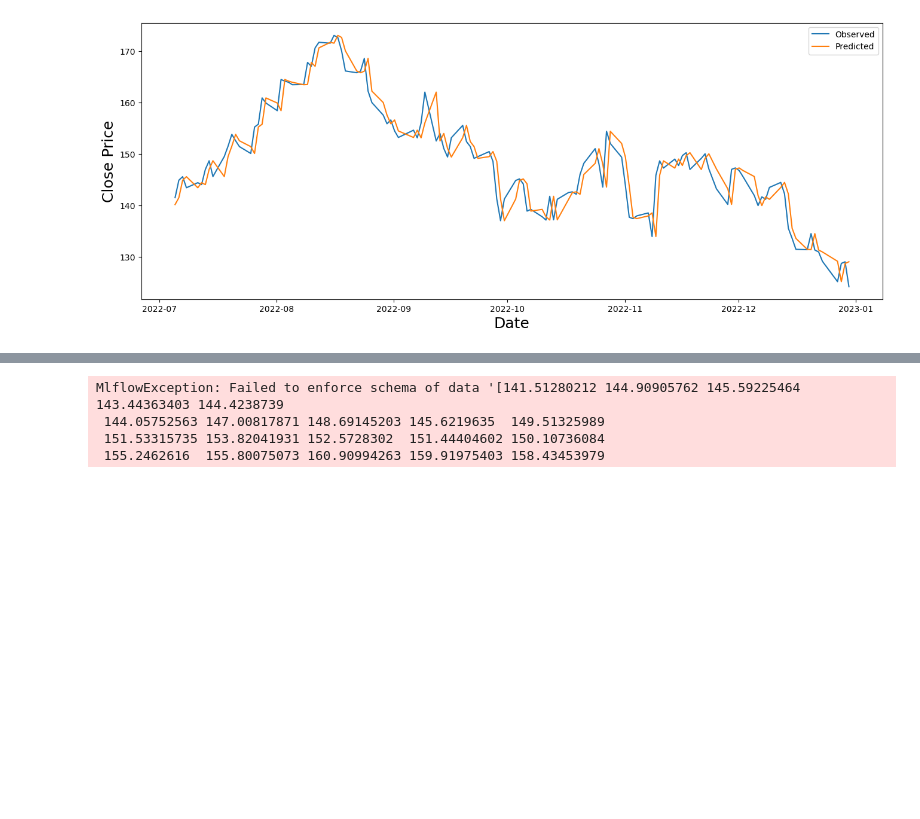
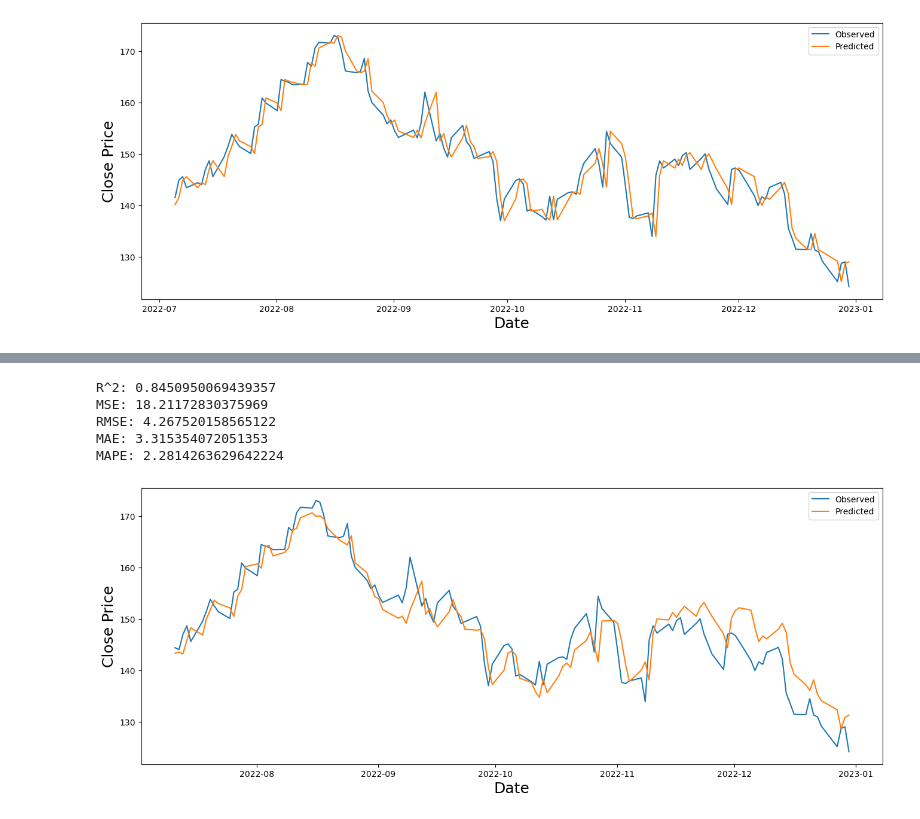
Before and after one commit to luo-simon/stock-predictions, a Jupyter notebook: src/visualisation/results.ipynb, the cells around one changed output, grey strips where cells are left out. Drawn from its saved outputs; the diff is of its cells as text; code cells hidden in the pictures; blank space fills up the shorter version.

Commit message:
evaluate

```diff
--- a/src/visualisation/results.ipynb
+++ b/src/visualisation/results.ipynb
@@ -62,7 +55,13 @@ model = load_latest_model_from_experiment("linear")
-# %%
-model.predict(y_true.values)
-# %% [output]
-MlflowException: Failed to enforce schema of data '[141.51280212 144.90905762 145.59225464 143.44363403 144.4238739
- 144.05752563 147.00817871 148.69145203 145.6219635  149.51325989
- 151.53315735 153.82041931 152.5728302  151.44404602 150.10736084
- 155.2462616  155.80075073 160.90994263 159.91975403 158.43453979
+# %%
+from src.models.LSTM.evaluate import eval
+features = ['Open', 'High', 'Low', 'Close', 'Volume', 'Dividends', 'Stock Splits', 'log_open', 'log_high', 'log_low', 'log_close', 'log_volume', 'close_t-1', 'close_t-2', 'close_t-3', 'close_t-4', 'close_t-5', 'pct_change', 'log_return', 'dayofweek', 'quarter', 'month', 'year', 'dayofyear', 'dayofmonth', 'weekofyear', 'upper_band', 'middle_band', 'lower_band', 'SMA_3', 'SMA_5', 'SMA_10', 'SMA_20', 'SMA_50', 'EMA_3', 'EMA_5', 'EMA_10', 'EMA_20', 'EMA_50', 'ADX', 'aroon_down', 'aroon_up', 'macd', 'macdsignal', 'macdhist', 'RSI_14', 'slow_k', 'slow_d', 'williams_r', 'AD', 'OBV', 'NATR', 'TRANGE', 'fed_funds_rate', 'log_fed_funds_rate', '^N225', 'log_^N225', '^IXIC', 'log_^IXIC', '^FTSE', 'log_^FTSE', '^SPX', 'log_^SPX', '^DJI', 'log_^DJI']
+sequence_len = 5
+run_id='9696617090e64aa9be89cf24aea4e6ca'
+y_pred, y_true = eval(features, sequence_len, run_id)
+# %% [output]
+R^2: 0.8450950069439357
+MSE: 18.21172830375969
+RMSE: 4.267520158565122
+MAE: 3.315354072051353
+MAPE: 2.2814263629642224
+[figure, added]
```
Also changed, not shown: parts of 6 cells of this notebook, 14 other files.
